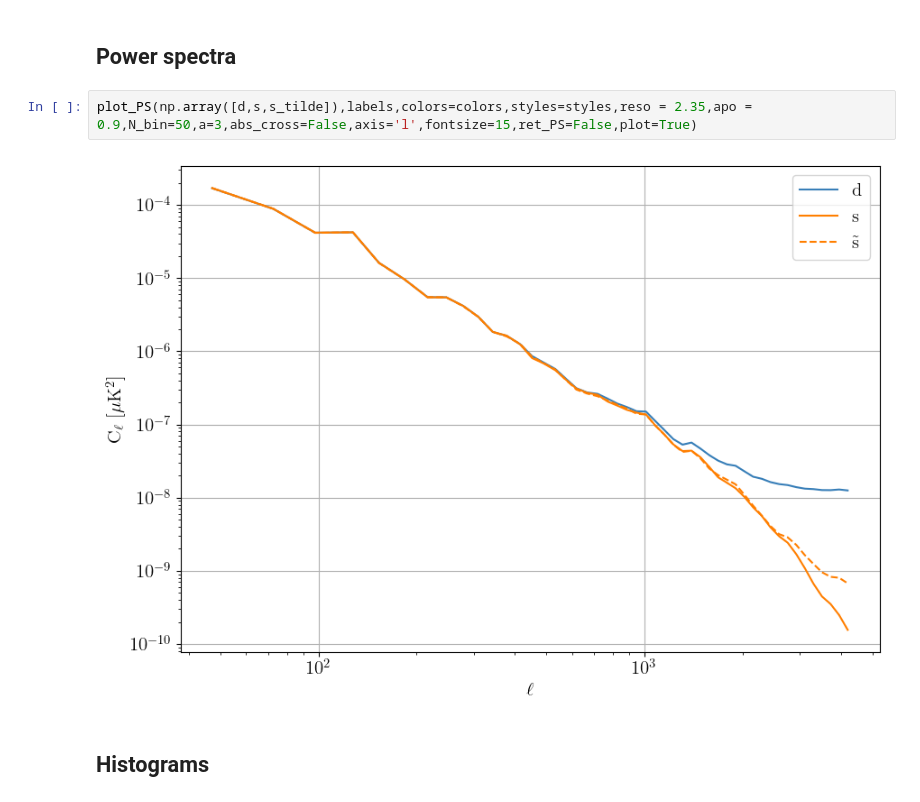
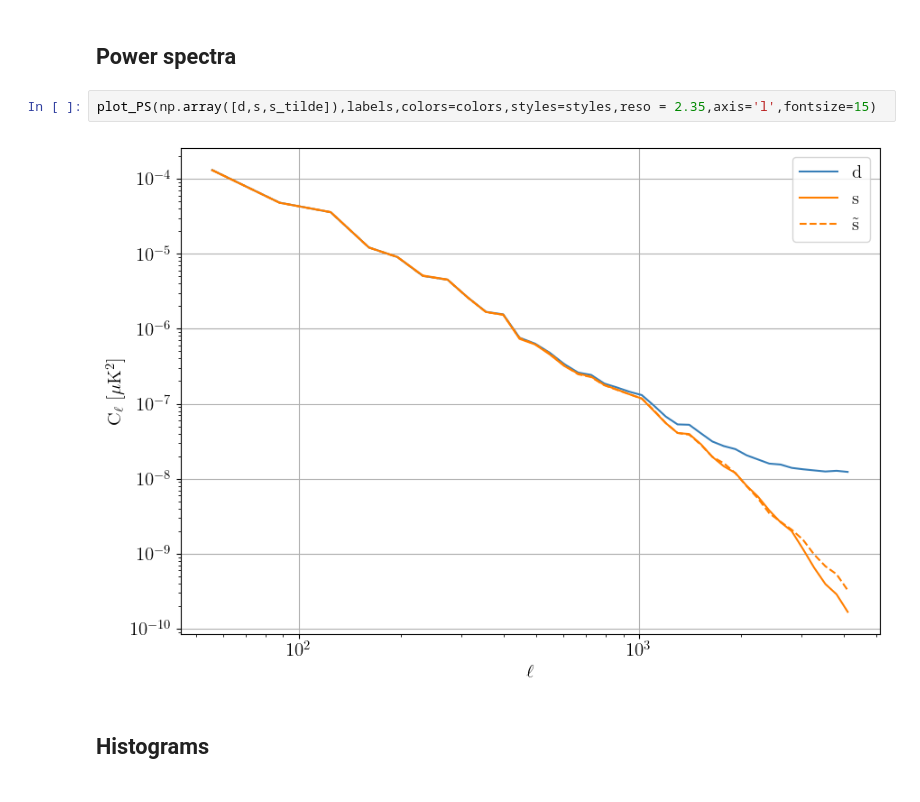
Before and after one commit to constantauclair/CompSep, a Jupyter notebook: Separation_analysis.ipynb, the cells around one changed output. Cells and saved outputs as stored; diff of their text form.

```diff
--- a/Separation_analysis.ipynb
+++ b/Separation_analysis.ipynb
@@ -36,9 +36,9 @@ plt.subplots_adjust(left=0.08,bottom=0.05,right=0.92,top=0.95,wspace=0.05,hspace
 # %% [markdown]
 ## Power spectra
 # %%
-plot_PS(np.array([d,s,s_tilde]),labels,colors=colors,styles=styles,reso = 2.35,apo = 0.9,N_bin=50,a=3,abs_cross=False,axis='l',fontsize=15,ret_PS=False,plot=True)
+plot_PS(np.array([d,s,s_tilde]),labels,colors=colors,styles=styles,reso = 2.35,axis='l',fontsize=15)
 # %% [output]
-[figure, old version]
+[figure, new version]
 # %% [markdown]
 ## Histograms
 # %%
```
Also changed, not shown: 1 other file.
